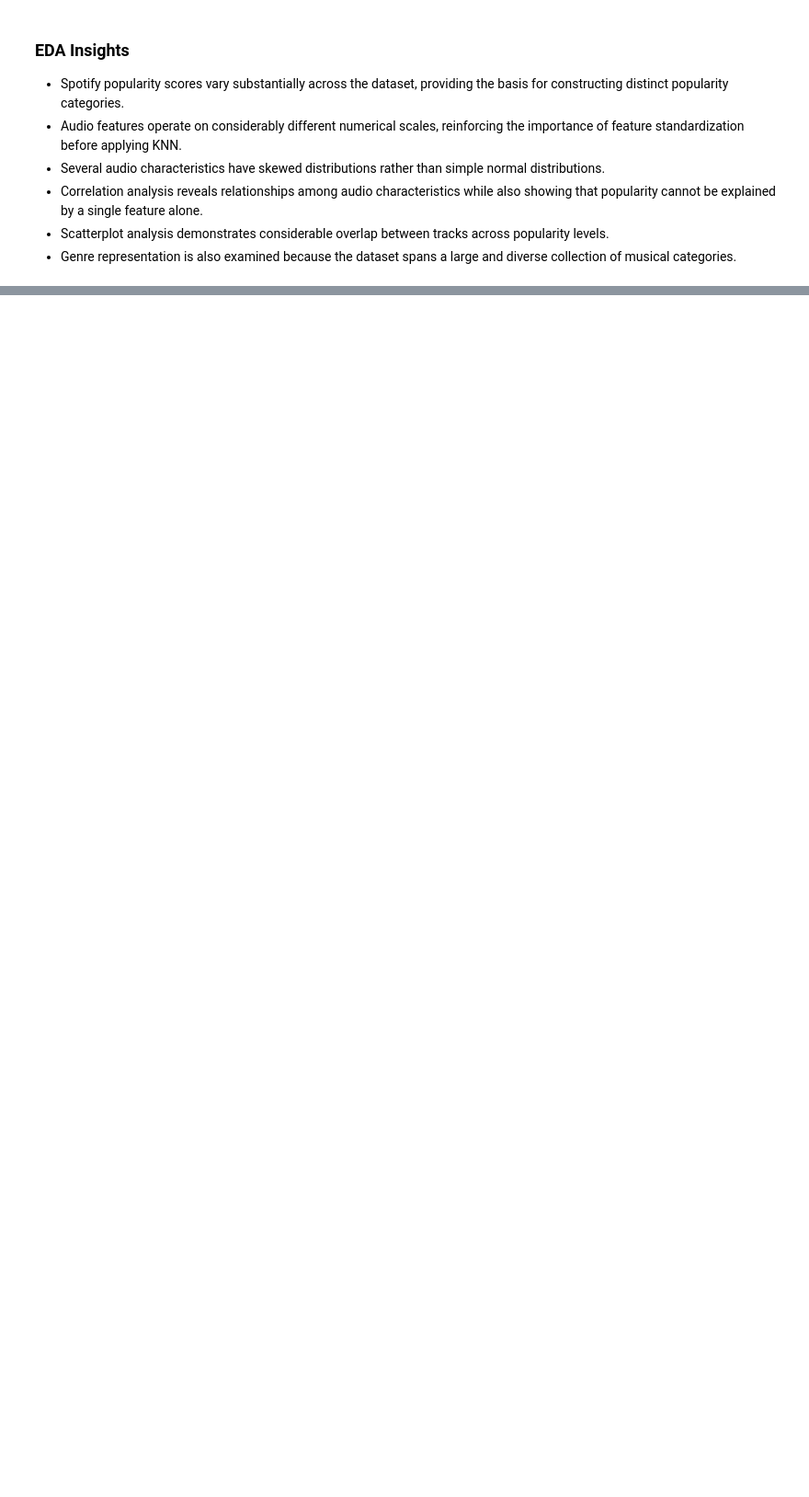
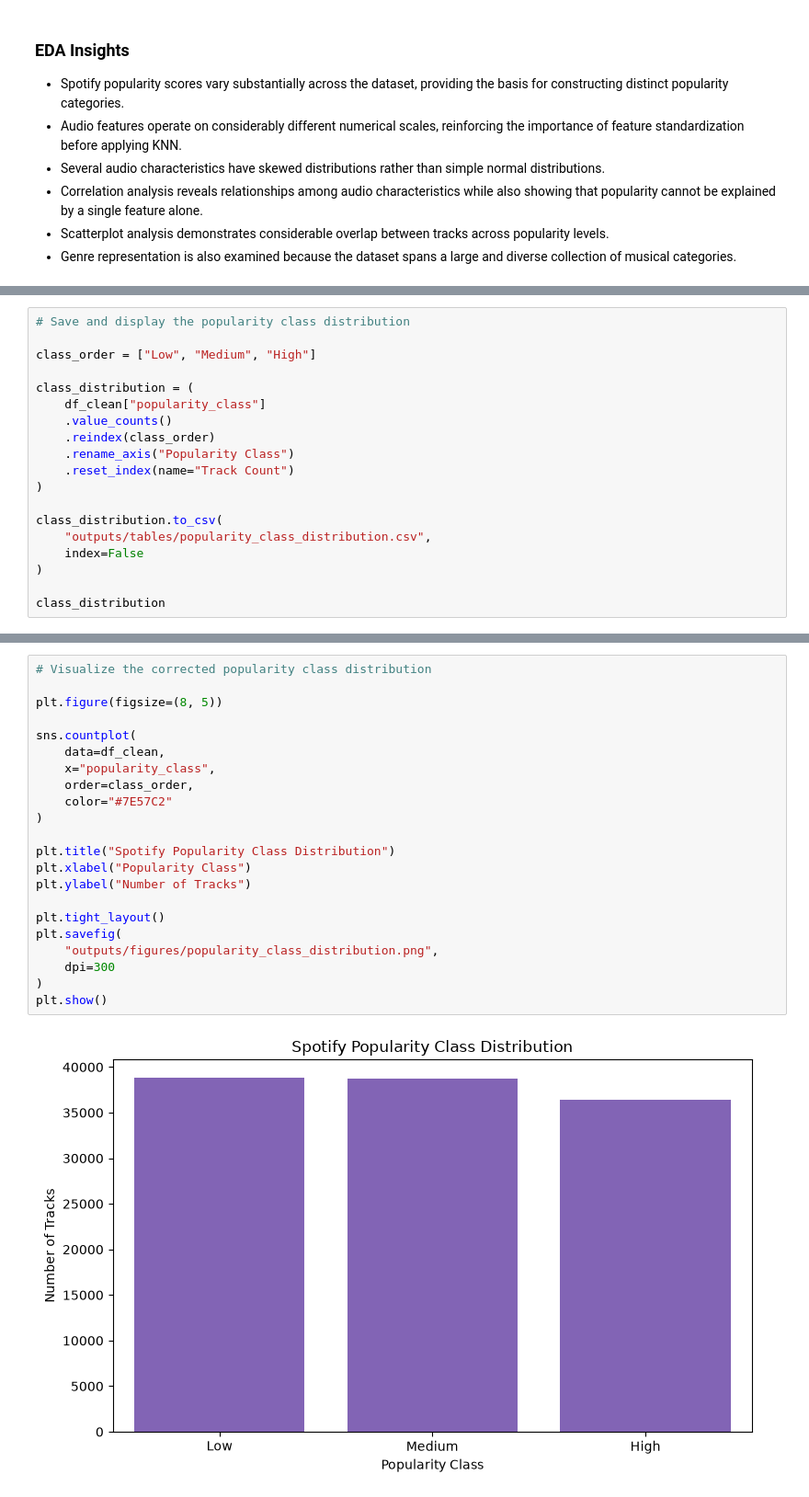
Before and after one commit to Pralishatripathy000/ml-knn, a Jupyter notebook: notebook.ipynb, the cells around one changed output, grey strips where cells are left out. Shown at 92% size. Drawn from its saved outputs; the diff is of its cells as text; blank space fills up the shorter version.

```diff
--- a/notebook.ipynb
+++ b/notebook.ipynb
@@ -443,0 +710,19 @@ plt.show()
+# %%
+# Save and display the popularity class distribution
+
+class_order = ["Low", "Medium", "High"]
+
+class_distribution = (
+    df_clean["popularity_class"]
+    .value_counts()
+    .reindex(class_order)
+    .rename_axis("Popularity Class")
+    .reset_index(name="Track Count")
+)
+
+class_distribution.to_csv(
+    "outputs/tables/popularity_class_distribution.csv",
+    index=False
+)
+
+class_distribution
@@ -443,0 +734,24 @@ plt.show()
+# %%
+# Visualize the corrected popularity class distribution
+
+plt.figure(figsize=(8, 5))
+
+sns.countplot(
+    data=df_clean,
+    x="popularity_class",
+    order=class_order,
+    color="#7E57C2"
+)
+
+plt.title("Spotify Popularity Class Distribution")
+plt.xlabel("Popularity Class")
+plt.ylabel("Number of Tracks")
+
+plt.tight_layout()
+plt.savefig(
+    "outputs/figures/popularity_class_distribution.png",
+    dpi=300
+)
+plt.show()
+# %% [output]
+[figure, added]
```
Also changed, not shown: parts of 25 cells of this notebook, 6 other files.
